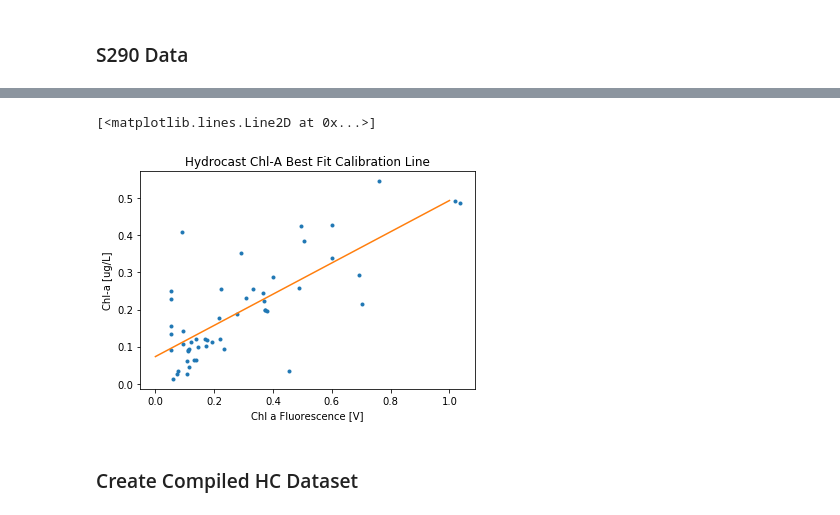
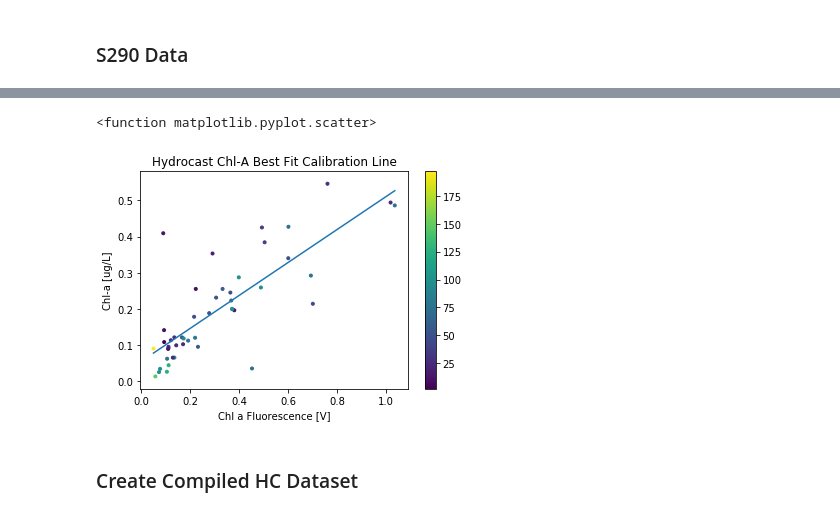
Before and after one commit to AmyPhung/chl-a-comparison, a Jupyter notebook: Workbook5.ipynb, the cells around one changed output, grey strips where cells are left out. Cells and saved outputs as stored; diff of their text form; code cells hidden in the pictures.

```diff
--- a/Workbook5.ipynb
+++ b/Workbook5.ipynb
@@ -16,6 +16,7 @@ Defined here to make code a bit more readable
 # %%
 SAT_CHL_A_NAME = "chlor_a [mg m^-3] @ Dummy=first"
 BGC_CHL_A_NAME = "Integral_0 { Chlorophyll-A (original) } * d_Pressure (original) [mg m~^-~^3 * decibar] @ Pressure (original) [decibar]=20.0"
+MIXED_LAYER_DEPTH = 200 # meters
 # %% [markdown]
 ### Load & Format BGC Data
 # %%
@@ -362,6 +393,6 @@ def getStationNum(station_name):
 # %%
 # To get data, Export>Station Data>ODV Spreadsheet file>Uncheck all exports
-hc_df = pd.read_csv("data/data_from_S290-CTD-HC-3.txt", delimiter="\t",header=27)
+hc_df = pd.read_csv("data/data_from_S290-CTD-HC-2.txt", delimiter="\t",header=27)
 
 # Fill in cruise, station, type, date, lat, long, bottom depth with most recent values
 col_to_fill = ["Cruise",
@@ -378,8 +409,10 @@ for col in col_to_fill: hc_df[col].fillna(method="pad", inplace=True)
 hc_df["Index"] = range(len(hc_df))
 # Add in column with station numbers as integers
 hc_df["Station Num"] = hc_df["Station"].apply(getStationNum)
+# Add in column with corrected timestamps
+hc_df["Corrected Timestamp"] = hc_df["yyyy-mm-ddThh:mm:ss.sss"].apply(correctHCTimestamp)
 # Add in overall day numbers
-hc_df["Overall Day Num"] = hc_df["yyyy-mm-ddThh:mm:ss.sss"].apply(parseDateHC)
+hc_df["Overall Day Num"] = hc_df["Corrected Timestamp"].apply(computeTotalDays)
 
 hc_df
 # %% [output]
@@ -405,5 +448,9 @@ hc_df
 # Extract Chl-A/Fluorometer data
 chl_a_data = hc_df["Chl-a [ug/L]"].dropna()
 chl_df = hc_df[hc_df.isin(chl_a_data.index)["Index"]==True] # Dataframe to use for calibration
+
 fluor_data = chl_df["Chl a Fluorescence [V]"].dropna()
 fluor_chl_df = chl_df[chl_df.isin(fluor_data.index)["Index"]==True]
+# Only use data points from up to mixed layer depth
+calibration_df_hc = fluor_chl_df[fluor_chl_df["Depth [m]"] < MIXED_LAYER_DEPTH]
+calibration_df_hc.head()
@@ -410,23 +464,31 @@ fluor_chl_df = chl_df[chl_df.isin(fluor_data.index)["Index"]==True]
 # %%
 # Get best fit + visualize Chl-A/Fluorometer data
-plt.plot(fluor_chl_df["Chl a Fluorescence [V]"], fluor_chl_df["Chl-a [ug/L]"], '.')
+plt.scatter(calibration_df_hc["Chl a Fluorescence [V]"],
+            calibration_df_hc["Chl-a [ug/L]"],
+            c=calibration_df_hc["Depth [m]"],
+            marker='.'
+
+           )
+plt.colorbar()
 plt.xlabel("Chl a Fluorescence [V]")
 plt.ylabel("Chl-a [ug/L]")
 plt.title("Hydrocast Chl-A Best Fit Calibration Line")
 
 # Best fit line
-fit_line_coeff = scipy.polyfit(fluor_chl_df["Chl a Fluorescence [V]"], fluor_chl_df["Chl-a [ug/L]"], 1) # Least squares; 1 is order
+fit_line_coeff = scipy.polyfit(calibration_df_hc["Chl a Fluorescence [V]"],
+                               calibration_df_hc["Chl-a [ug/L]"], 1) # Least squares; 1 is order
 fit_line = np.poly1d(fit_line_coeff)
-# print(res)
-xp = np.linspace(int(fluor_chl_df["Chl a Fluorescence [V]"].min()),
-                 int(fluor_chl_df["Chl a Fluorescence [V]"].max()),
+xp = np.linspace(calibration_df_hc["Chl a Fluorescence [V]"].min(),
+                 calibration_df_hc["Chl a Fluorescence [V]"].max(),
                  100)
 plt.plot(xp, fit_line(xp))
 
+plt.scatter
+
 # TODO: Find best-fit line r value (basically error, measure of "how good" best fit line is)
 # %% [output]
-[<matplotlib.lines.Line2D at 0x...>]
+<function matplotlib.pyplot.scatter>
-[figure, old version]
+[figure, new version]
 # %%
 # Apply best fit line to full dataset
 hc_df["Calculated Chl-A"] = hc_df["Chl a Fluorescence [V]"].apply(fit_line)
```
Also changed, not shown: parts of 32 cells of this notebook.
